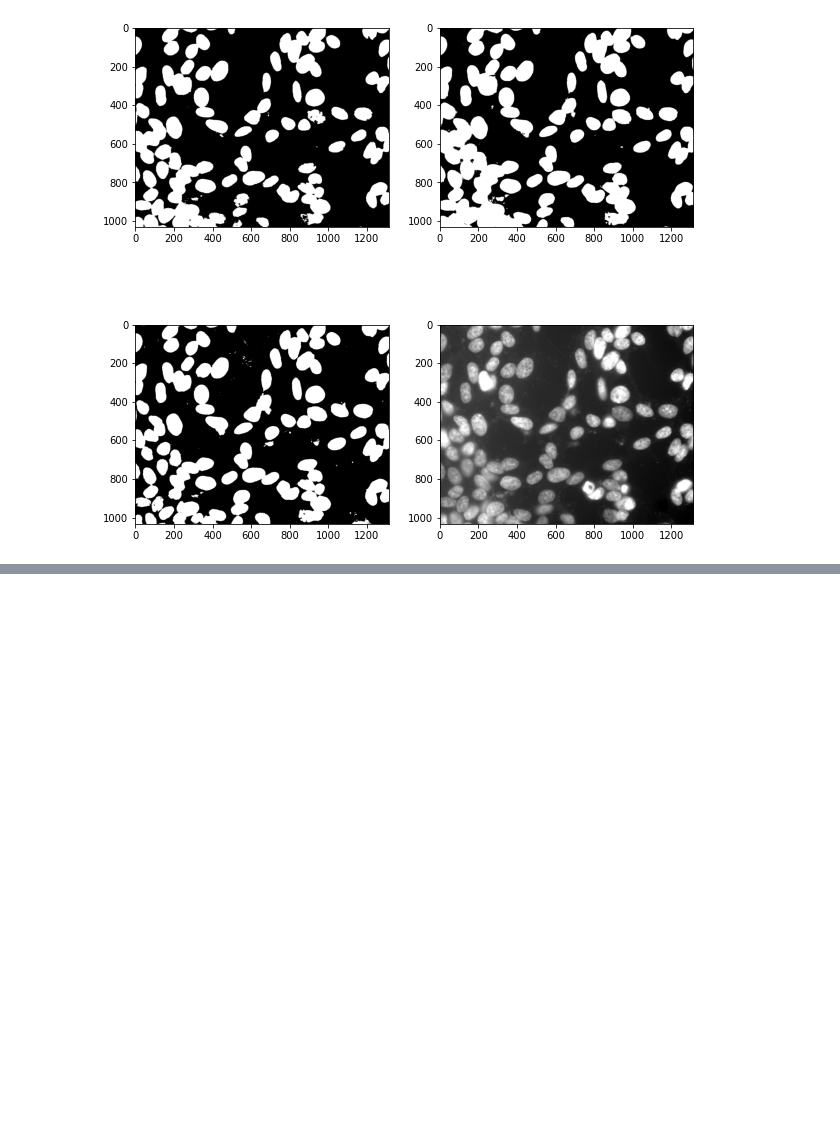
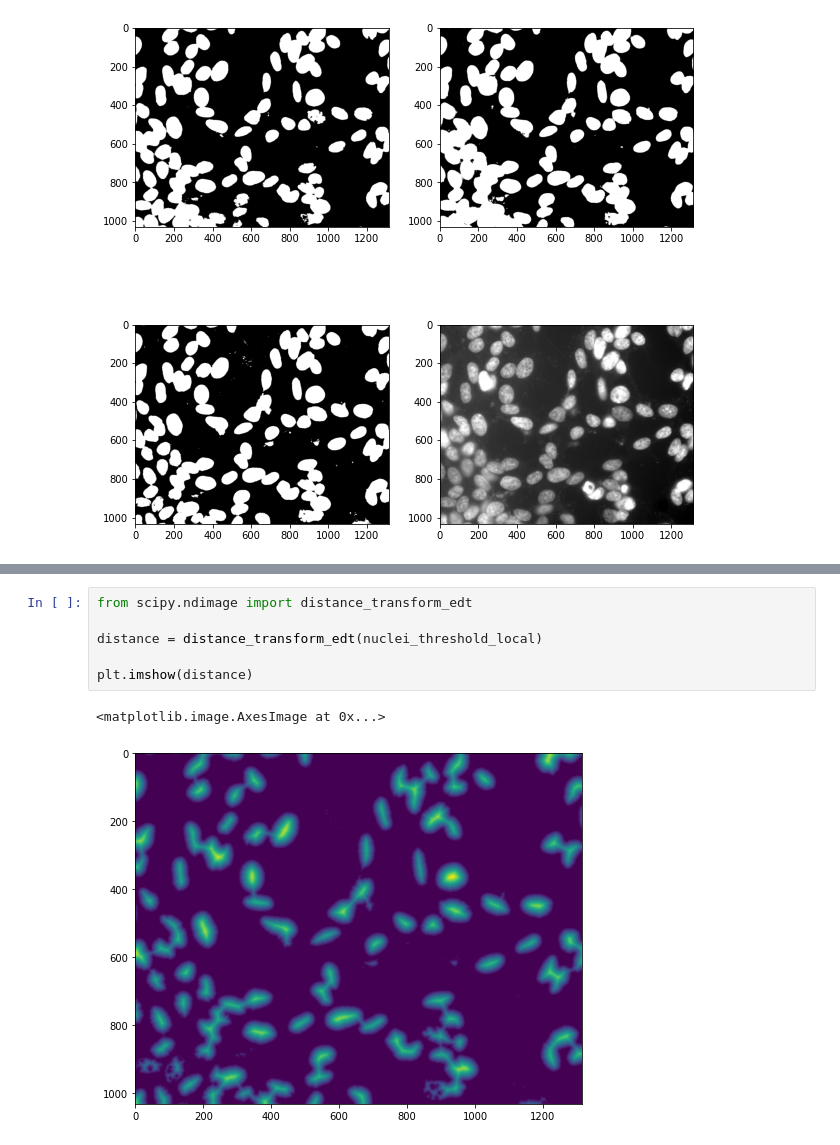
Before and after one commit to nicolaromano/BIA4, a Jupyter notebook: Workshops/Segmentation/segmentation solution.ipynb, the cells around one changed output, grey strips where cells are left out. Cells and saved outputs as stored; diff of their text form; blank space fills up the shorter version.

```diff
--- a/Workshops/Segmentation/segmentation solution.ipynb
+++ b/Workshops/Segmentation/segmentation solution.ipynb
@@ -129,0 +136,9 @@ This will allow us to make cell-level measurements, a very useful tool for analy
+# %%
+from scipy.ndimage import distance_transform_edt
+
+distance = distance_transform_edt(nuclei_threshold_local)
+
+plt.imshow(distance)
+# %% [output]
+<matplotlib.image.AxesImage at 0x...>
+[figure, added]
```
Also changed, not shown: parts of 11 cells of this notebook.
